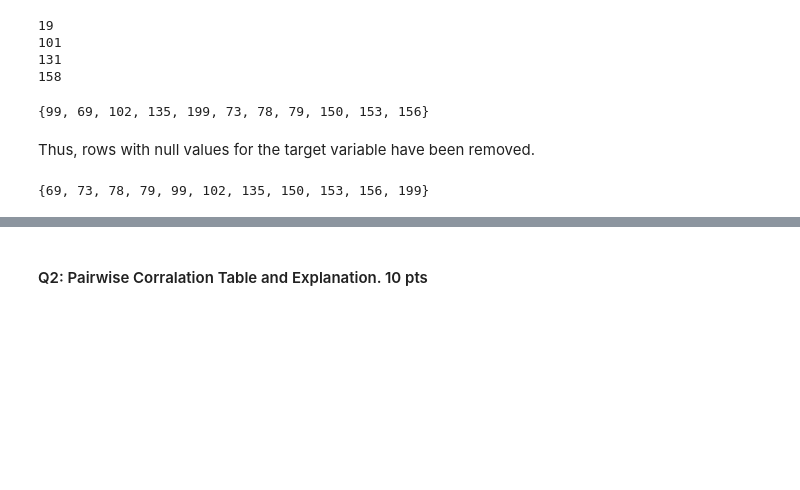
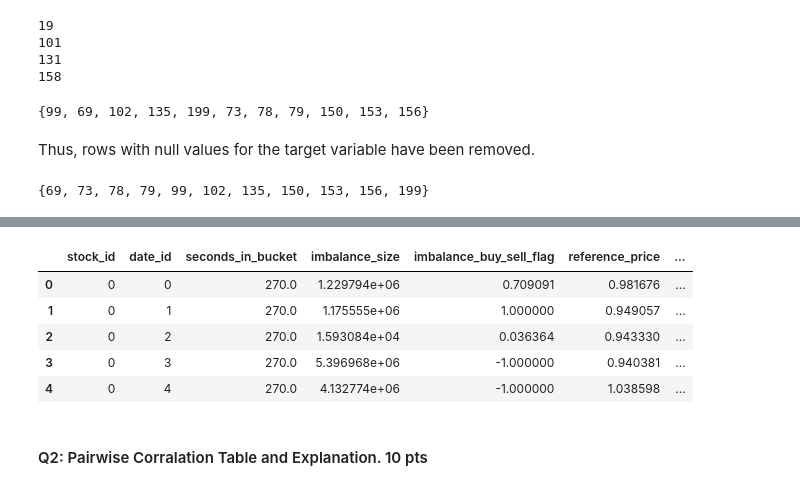
Before and after one commit to fundekaustubh/optiver-trading-challenge, a Jupyter notebook: optiver-2023-basic-submission-demo.ipynb, the cells around one changed output, grey strips where cells are left out. Saved outputs shown, nothing was run; the diff lists cells and outputs as text; code cells hidden in the pictures; blank space fills up the shorter version.

```diff
--- a/optiver-2023-basic-submission-demo.ipynb
+++ b/optiver-2023-basic-submission-demo.ipynb
@@ -246,3 +259,12 @@ NameError: name 'temp_df' is not defined
+# %%
+temp_df.head()
+# %% [output]
+|  | stock_id | date_id | seconds_in_bucket | imbalance_size | imbalance_buy_sell_flag | reference_price | ... |
+| 0 | 0 | 0 | 270.0 | 1.229794e+06 | 0.709091 | 0.981676 | ... |
+| 1 | 0 | 1 | 270.0 | 1.175555e+06 | 1.000000 | 0.949057 | ... |
+| 2 | 0 | 2 | 270.0 | 1.593084e+04 | 0.036364 | 0.943330 | ... |
+| 3 | 0 | 3 | 270.0 | 5.396968e+06 | -1.000000 | 0.940381 | ... |
+| 4 | 0 | 4 | 270.0 | 4.132774e+06 | -1.000000 | 1.038598 | ... |
 # %% [markdown]
 #### Q2: Pairwise Corralation Table and Explanation. 10 pts
 # %%
```
Also changed, not shown: parts of 14 cells of this notebook.
